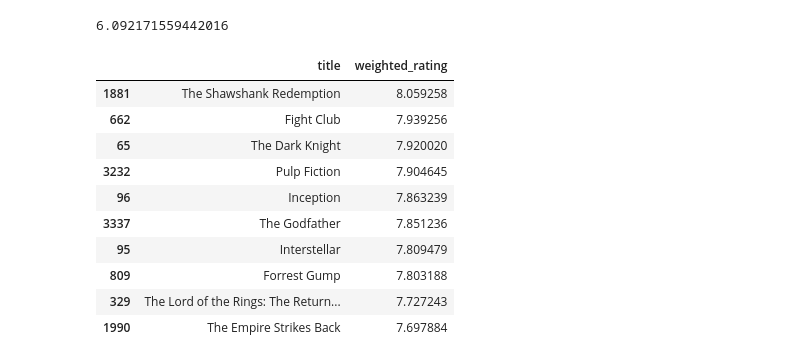
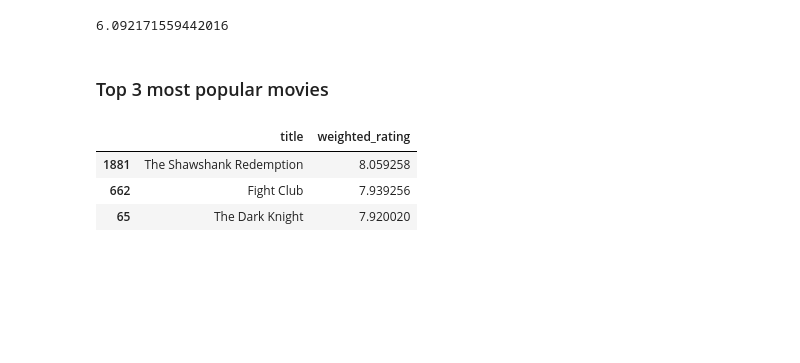
Before and after one commit to alexandru-cohal/PythonApps, a Jupyter notebook: MovieRecommendationNotebook/Popularity Based Filtering.ipynb, the cells around one changed output. Cells and saved outputs as stored; diff of their text form; code cells hidden in the pictures; blank space fills up the shorter version.

Commit message:
MovieRecommendationNotebook - Refactor the Jupyter Notebooks.

```diff
--- a/MovieRecommendationNotebook/Popularity Based Filtering.ipynb
+++ b/MovieRecommendationNotebook/Popularity Based Filtering.ipynb
@@ -72,21 +61,16 @@ print(C)
 def weighted_rating(df, m=m, C=C):
     R = df["vote_average"]
     v = df["vote_count"]
-    wr = (v / (v + m)) * R + (m / (v + m)) * c
+    wr = (v / (v + m)) * R + (m / (v + m)) * C
     return wr
 # %%
 movies["weighted_rating"] = movies.apply(weighted_rating, axis=1)
+# %% [markdown]
+### Top 3 most popular movies
 # %%
-movies.sort_values("weighted_rating", ascending=False)[["title", "weighted_rating"]].head(10)
+movies.sort_values("weighted_rating", ascending=False)[["title", "weighted_rating"]].head(3)
 # %% [output]
 |  | title | weighted_rating |
 | 1881 | The Shawshank Redemption | 8.059258 |
 | 662 | Fight Club | 7.939256 |
 | 65 | The Dark Knight | 7.920020 |
-| 3232 | Pulp Fiction | 7.904645 |
-| 96 | Inception | 7.863239 |
-| 3337 | The Godfather | 7.851236 |
-| 95 | Interstellar | 7.809479 |
-| 809 | Forrest Gump | 7.803188 |
-| 329 | The Lord of the Rings: The Return... | 7.727243 |
-| 1990 | The Empire Strikes Back | 7.697884 |
```
Also changed, not shown: parts of 1 cell of this notebook, 2 other files.
